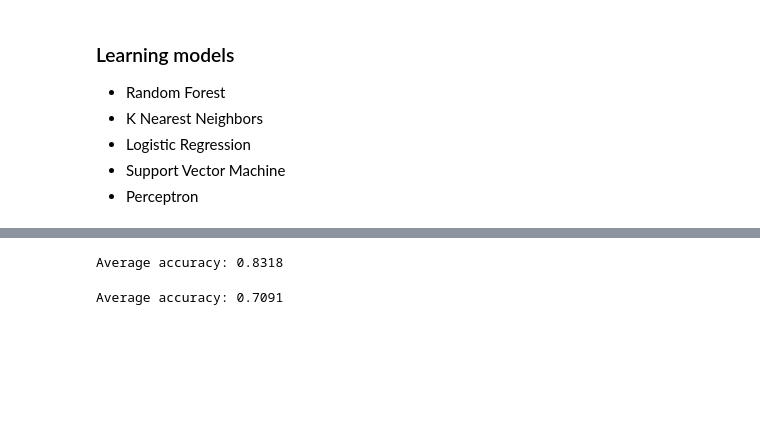
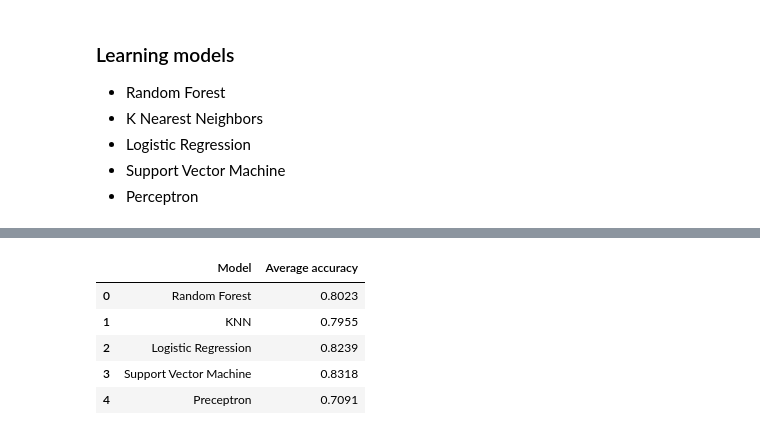
Before and after one commit to jmateo27/Titanic-Project, a Jupyter notebook: titanic.ipynb, the cells around one changed output, grey strips where cells are left out. Saved outputs shown, nothing was run; the diff lists cells and outputs as text; code cells hidden in the pictures; blank space fills up the shorter version.

```diff
--- a/titanic.ipynb
+++ b/titanic.ipynb
@@ -628,10 +609,0 @@ Average accuracy: 0.8239
-# %%
-# Support Vector Machine
-kFoldLearning(svm)
-# %% [output]
-Average accuracy: 0.8318
-# %%
-# Perceptron
-kFoldLearning(perp) # we found that this was a robustization of our results and not viable in our solution
-# %% [output]
-Average accuracy: 0.7091
@@ -637,0 +625,11 @@ Average accuracy: 0.7091
+# %%
+# Show the result as the data frame
+crossValidateDF = pd.DataFrame(crossValidate)
+crossValidateDF
+# %% [output]
+|  | Model | Average accuracy |
+| 0 | Random Forest | 0.8023 |
+| 1 | KNN | 0.7955 |
+| 2 | Logistic Regression | 0.8239 |
+| 3 | Support Vector Machine | 0.8318 |
+| 4 | Preceptron | 0.7091 |
```
Also changed, not shown: parts of 17 cells of this notebook.
